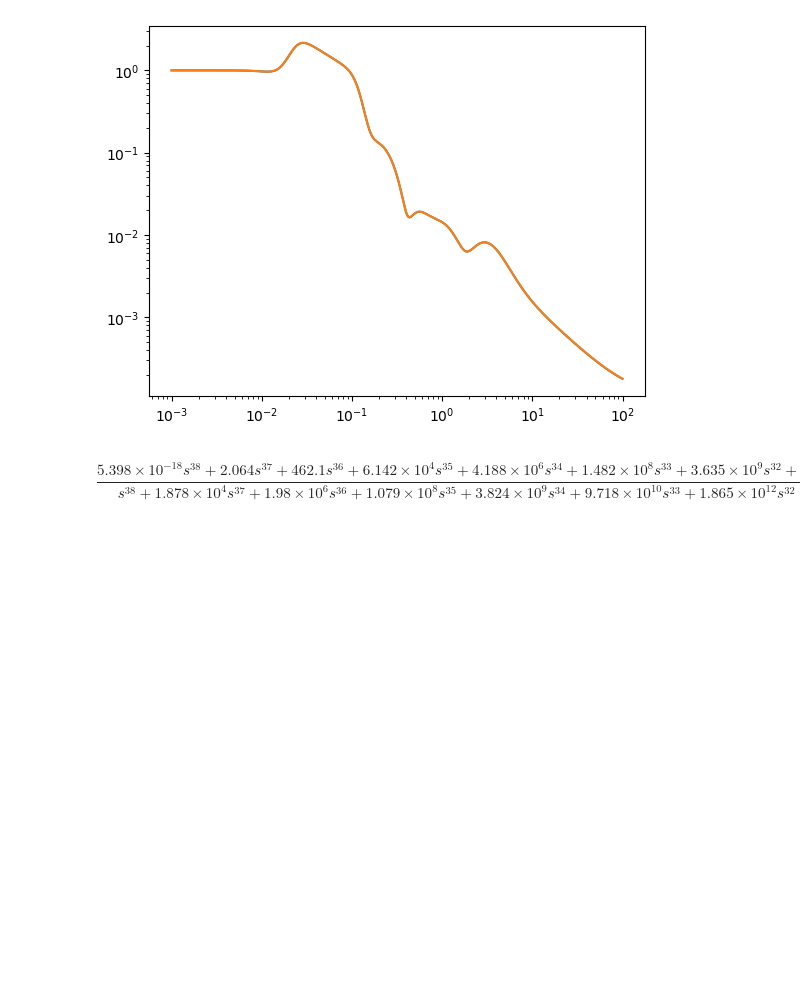
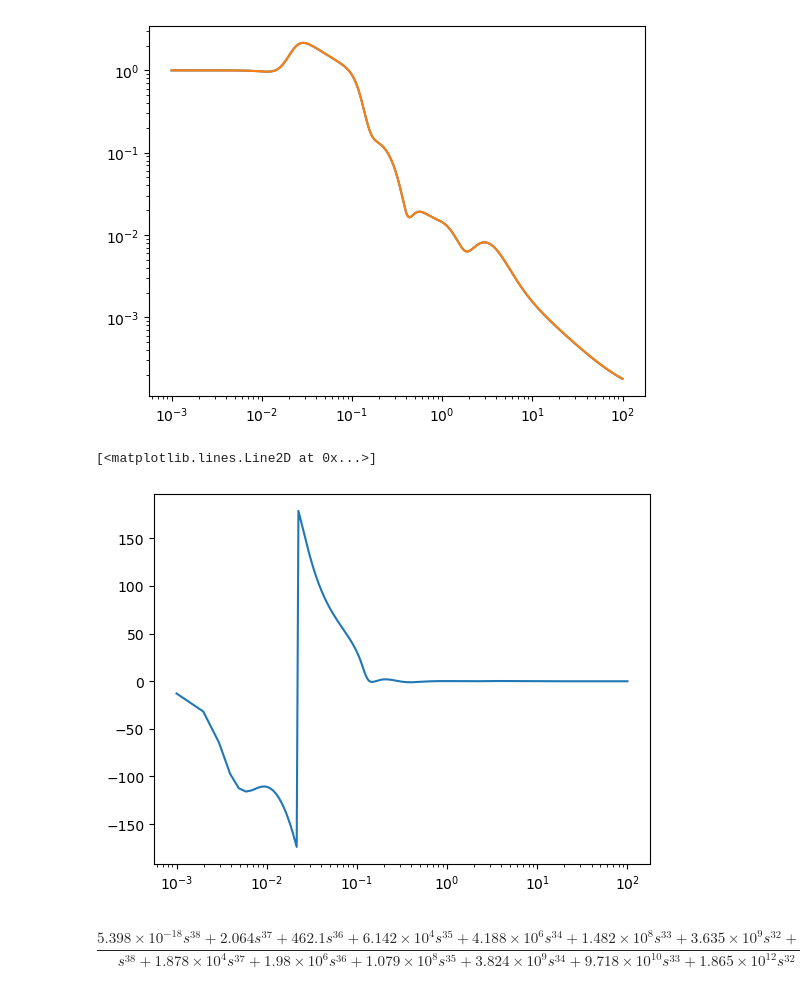
Before and after one commit to terrencetec/seibot, a Jupyter notebook: filter_design/plot_super_sensors.ipynb, the cells around one changed output. Cells and saved outputs as stored; diff of their text form; code cells hidden in the pictures; blank space fills up the shorter version.

```diff
--- a/filter_design/plot_super_sensors.ipynb
+++ b/filter_design/plot_super_sensors.ipynb
@@ -98,6 +98,12 @@ plt.loglog(f, abs(h1_mean(1j*2*np.pi*f)))
 # %% [output]
 [<matplotlib.lines.Line2D at 0x...>]
 [figure]
+# %%
+# plt.semilogx(f, abs(h(1j*2*np.pi*f)))
+plt.semilogx(f, np.angle(h2_sigma1(1j*2*np.pi*f), deg=True))
+# %% [output]
+[<matplotlib.lines.Line2D at 0x...>]
+[figure, added]
 # %%
 h1_mean
 # %% [output]
```
Also changed, not shown: 4 other files.
